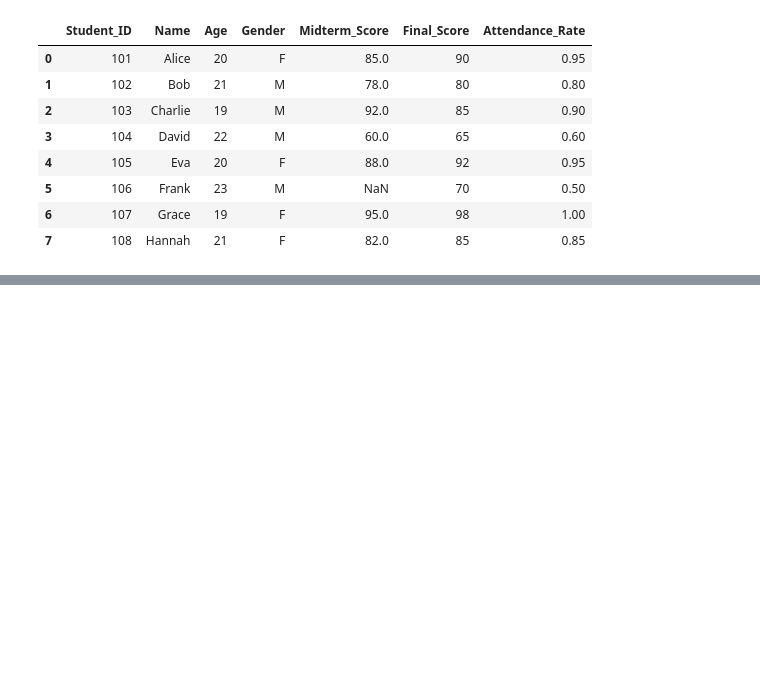
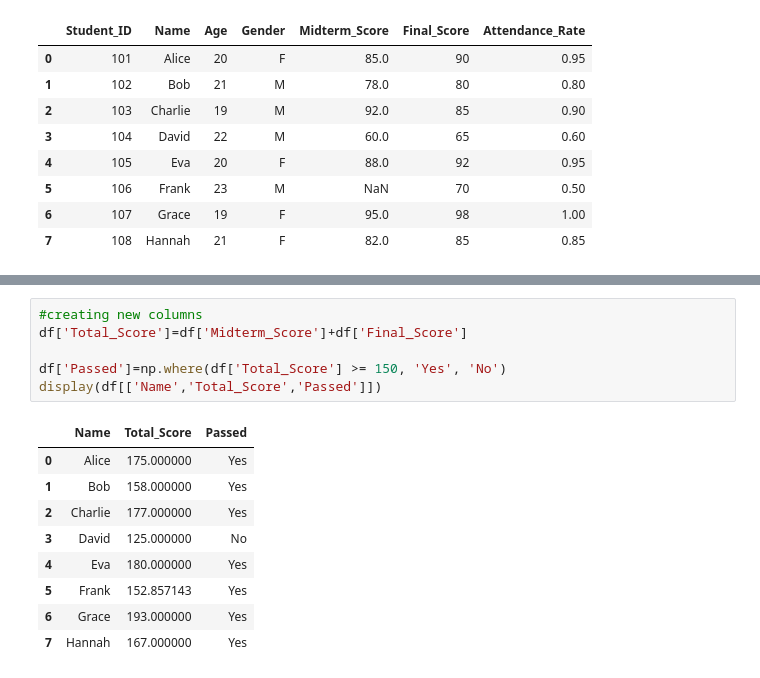
Before and after one commit to Jiya-786/Statistics_notes, a Jupyter notebook: TUT/TUT-2/pandas.ipynb, the cells around one changed output, grey strips where cells are left out. Saved outputs shown, nothing was run; the diff lists cells and outputs as text; blank space fills up the shorter version.

```diff
--- a/TUT/TUT-2/pandas.ipynb
+++ b/TUT/TUT-2/pandas.ipynb
@@ -107,0 +196,16 @@ KeyError: 'Ages'
+# %%
+#creating new columns
+df['Total_Score']=df['Midterm_Score']+df['Final_Score']
+
+df['Passed']=np.where(df['Total_Score'] >= 150, 'Yes', 'No')
+display(df[['Name','Total_Score','Passed']])
+# %% [output]
+|  | Name | Total_Score | Passed |
+| 0 | Alice | 175.000000 | Yes |
+| 1 | Bob | 158.000000 | Yes |
+| 2 | Charlie | 177.000000 | Yes |
+| 3 | David | 125.000000 | No |
+| 4 | Eva | 180.000000 | Yes |
+| 5 | Frank | 152.857143 | Yes |
+| 6 | Grace | 193.000000 | Yes |
+| 7 | Hannah | 167.000000 | Yes |
```
Also changed, not shown: parts of 6 cells of this notebook.
